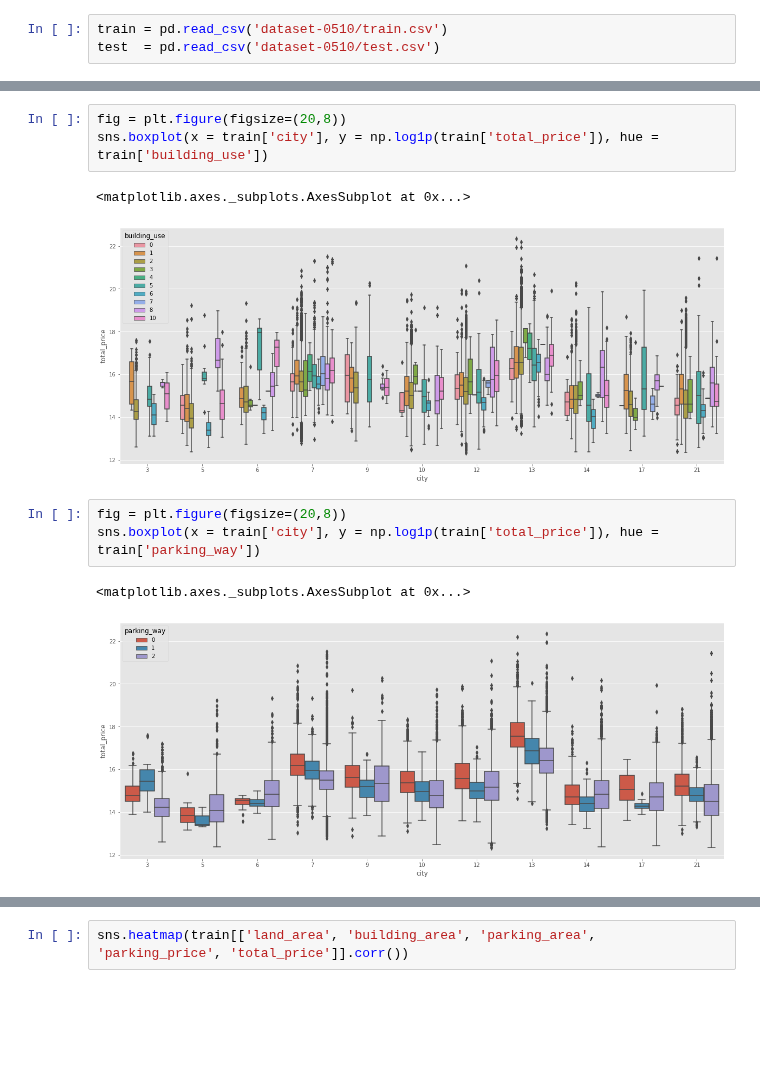
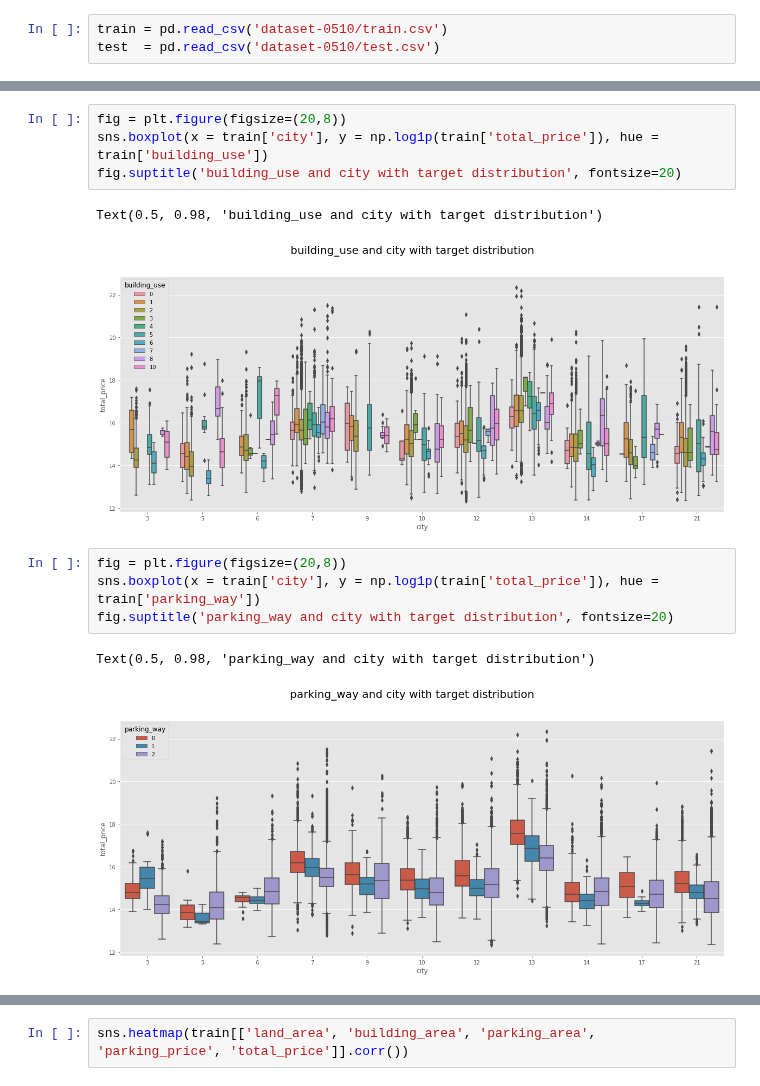
Before and after one commit to phacus/T-Brain_competition_predict_house_price, a Jupyter notebook: EDA.ipynb, the cells around one changed output, grey strips where cells are left out. Saved outputs shown, nothing was run; the diff lists cells and outputs as text; blank space fills up the shorter version.

```diff
--- a/EDA.ipynb
+++ b/EDA.ipynb
@@ -62,13 +70,15 @@ sns.boxplot(x = train['city'], y = np.log1p(train['total_price']), hue = train['
 # %%
 fig = plt.figure(figsize=(20,8))
 sns.boxplot(x = train['city'], y = np.log1p(train['total_price']), hue = train['building_use'])
+fig.suptitle('building_use and city with target distribution', fontsize=20)
 # %% [output]
-<matplotlib.axes._subplots.AxesSubplot at 0x...>
+Text(0.5, 0.98, 'building_use and city with target distribution')
-[figure, old version]
+[figure, new version]
 # %%
 fig = plt.figure(figsize=(20,8))
 sns.boxplot(x = train['city'], y = np.log1p(train['total_price']), hue = train['parking_way'])
+fig.suptitle('parking_way and city with target distribution', fontsize=20)
 # %% [output]
-<matplotlib.axes._subplots.AxesSubplot at 0x...>
+Text(0.5, 0.98, 'parking_way and city with target distribution')
-[figure, old version]
+[figure, new version]
 # %%
```
Also changed, not shown: parts of 19 cells of this notebook.
